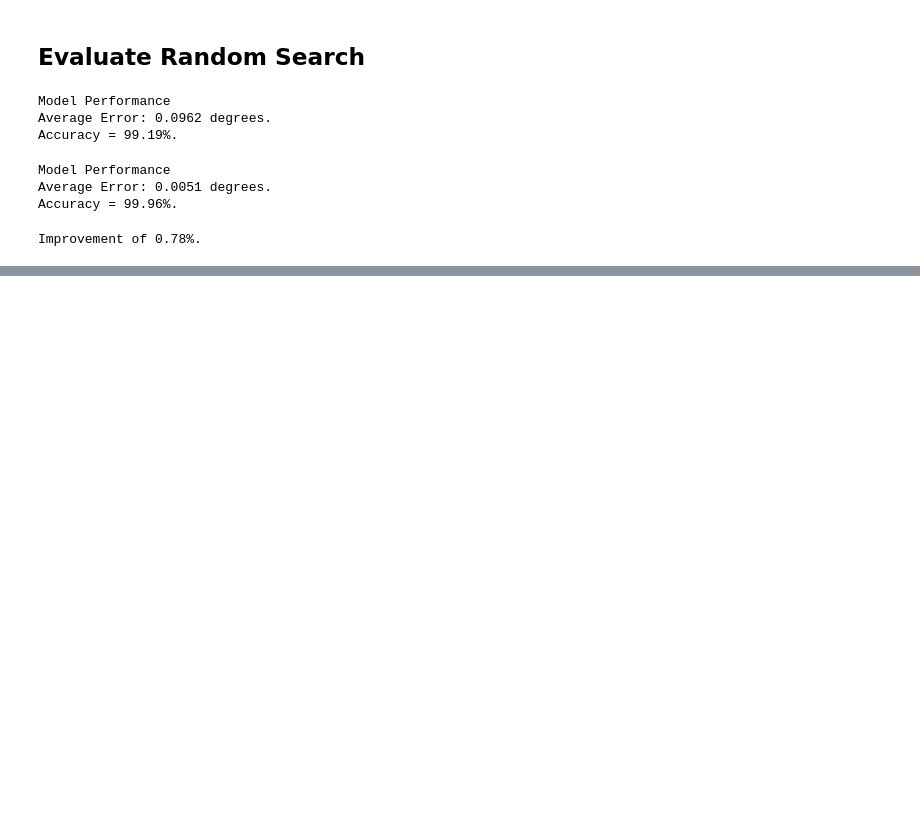
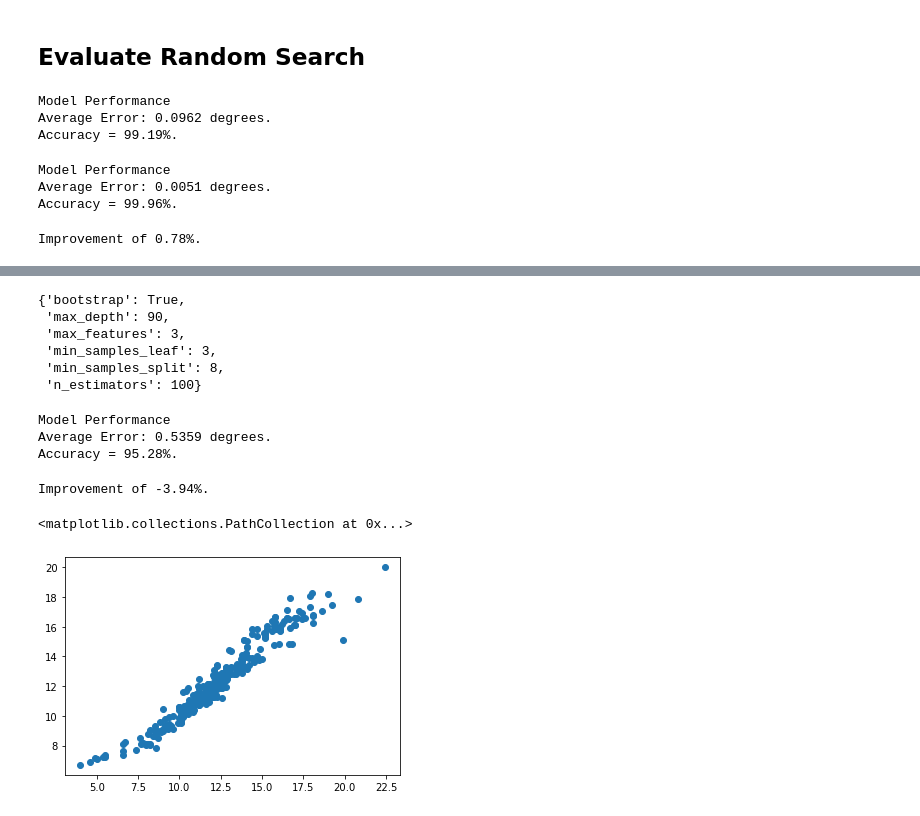
Before and after one commit to sachcha99/ML_Assignment2_IT19046594_IT19177410_IT19048642_IT19023410, a Jupyter notebook: Fuel_Consumption_ModelBuilding.ipynb, the cells around one changed output, grey strips where cells are left out. Cells and saved outputs as stored; diff of their text form; code cells hidden in the pictures; blank space fills up the shorter version.

Commit message:
Grid search scatter

```diff
--- a/Fuel_Consumption_ModelBuilding.ipynb
+++ b/Fuel_Consumption_ModelBuilding.ipynb
@@ -510,0 +511,3 @@ grid_search = GridSearchCV(estimator = rf, param_grid = param_grid,
+# %%
+# Fit the grid search to the data
+grid_search.fit(x_train, y_train)
@@ -510,0 +522,27 @@ grid_search = GridSearchCV(estimator = rf, param_grid = param_grid,
+# %%
+grid_search.best_params_
+# %% [output]
+{'bootstrap': True,
+ 'max_depth': 90,
+ 'max_features': 3,
+ 'min_samples_leaf': 3,
+ 'min_samples_split': 8,
+ 'n_estimators': 100}
+# %%
+best_grid = grid_search.best_estimator_
+grid_accuracy = evaluate(best_grid, x_train, y_train)
+# %% [output]
+Model Performance
+Average Error: 0.5359 degrees.
+Accuracy = 95.28%.
+# %%
+print('Improvement of {:0.2f}%.'.format( 100 * (grid_accuracy - base_accuracy) / base_accuracy))
+# %% [output]
+Improvement of -3.94%.
+# %%
+tuned_pred=best_grid.predict(x_test)
+# %%
+plt.scatter(y_test,tuned_pred)
+# %% [output]
+<matplotlib.collections.PathCollection at 0x...>
+[figure, added]
```
Also changed, not shown: parts of 5 cells of this notebook.
